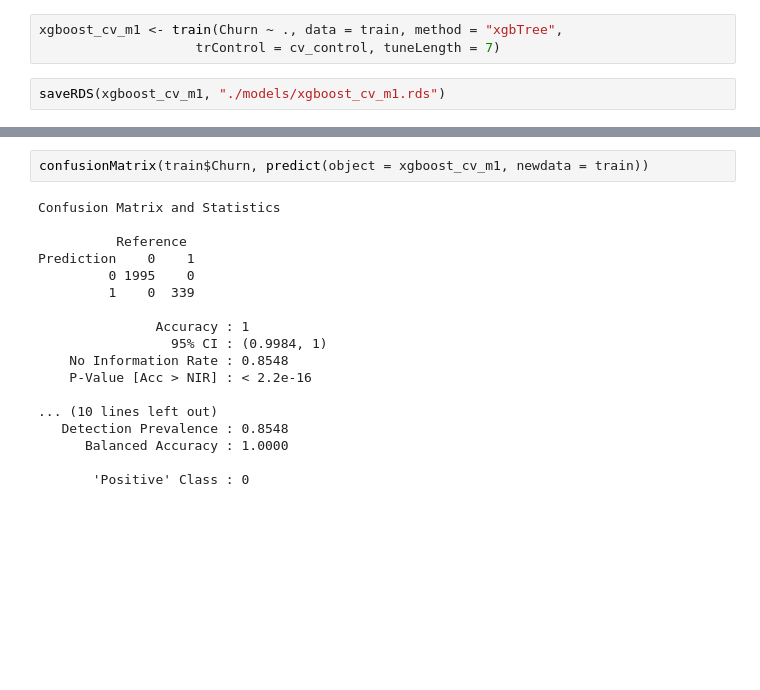
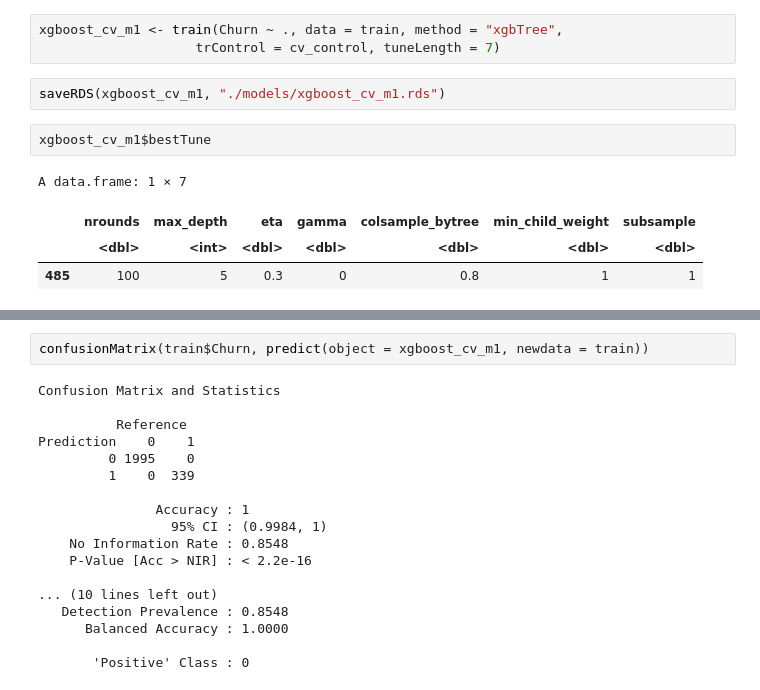
Before and after one commit to dviera/marketing-analytics, a Jupyter notebook: churn/churn.ipynb, the cells around one changed output, grey strips where cells are left out. Cells and saved outputs as stored; diff of their text form; blank space fills up the shorter version.

```diff
--- a/churn/churn.ipynb
+++ b/churn/churn.ipynb
@@ -248,3 +281,10 @@ xgboost_cv_m1 <- train(Churn ~ ., data = train, method = "xgbTree",
                     trControl = cv_control, tuneLength = 7)
 # %%
 saveRDS(xgboost_cv_m1, "./models/xgboost_cv_m1.rds")
+# %%
+xgboost_cv_m1$bestTune
+# %% [output]
+A data.frame: 1 × 7
+|  | nrounds | max_depth | eta | gamma | colsample_bytree | min_child_weight | subsample |
+|  | <dbl> | <int> | <dbl> | <dbl> | <dbl> | <dbl> | <dbl> |
+| 485 | 100 | 5 | 0.3 | 0 | 0.8 | 1 | 1 |
```
Also changed, not shown: parts of 5 cells of this notebook.
